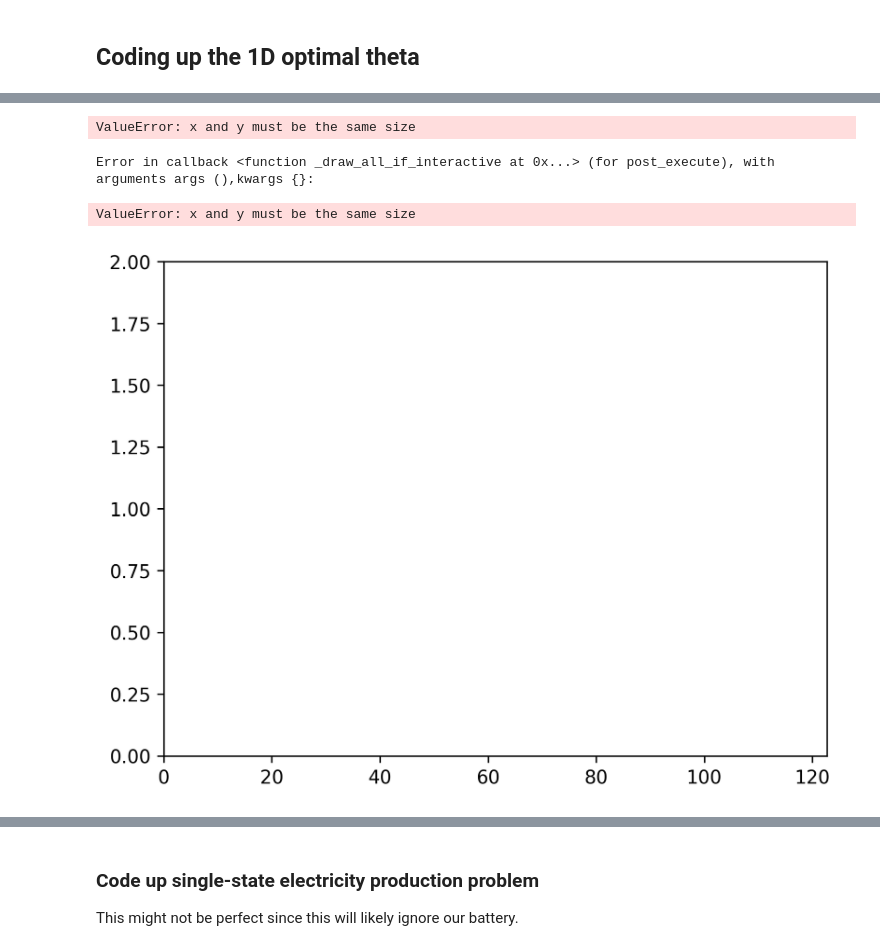
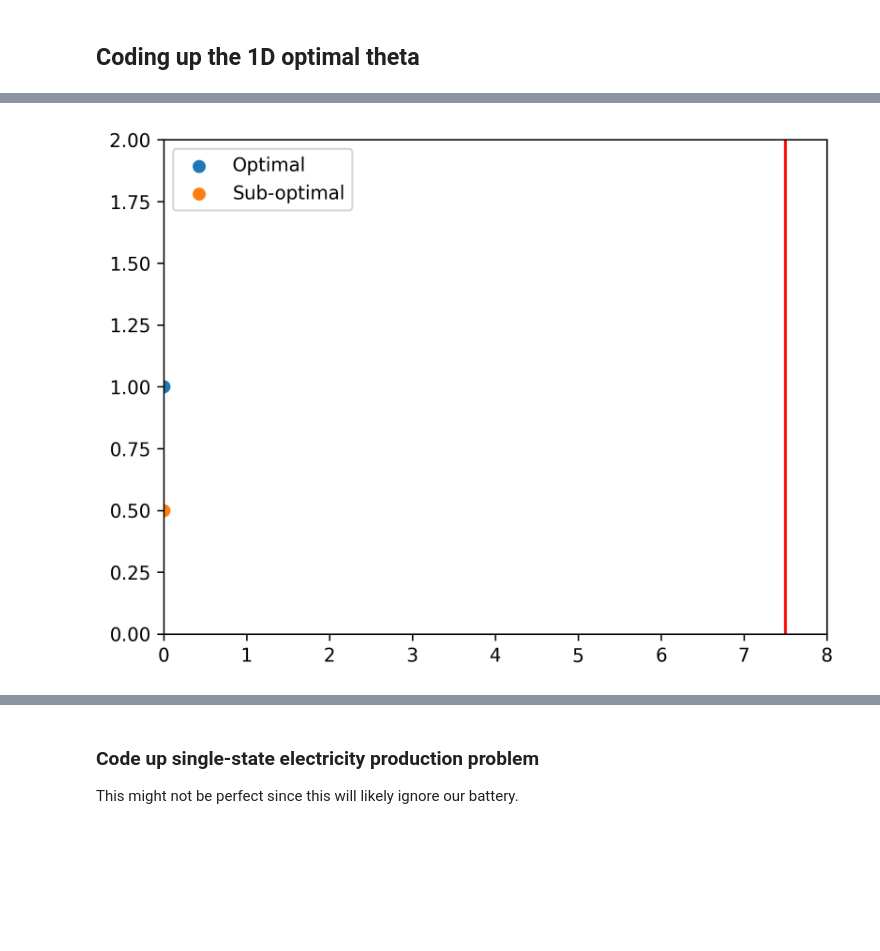
Before and after one commit to abraham-harris/optimized-sailing, a Jupyter notebook: abe_sandbox.ipynb, the cells around one changed output, grey strips where cells are left out. Drawn from its saved outputs; the diff is of its cells as text; code cells hidden in the pictures; blank space fills up the shorter version.

```diff
--- a/abe_sandbox.ipynb
+++ b/abe_sandbox.ipynb
@@ -123,6 +123,7 @@ plt.show()
 ### Wind function ###
 tf = 100
 t = np.linspace(0, tf, 100)
+t_span = (0, tf)
 
 # Constant wind
 av_speed = .2
@@ -132,10 +133,10 @@ constant_x_wind = constant_wind(t)
 # Variable wind
 amplitude = .1
 frequency = 0.02
-wind_funcx = lambda t: av_speed + amplitude * np.sin(frequency * t)
-wind_funcy = lambda t: constant_wind(t) * np.random.random(size=1)
-# wind_funcx = lambda t: 2.0
-# wind_funcy = lambda t: 2.0
+# wind_funcx = lambda t: av_speed + amplitude * np.sin(frequency * t)
+# wind_funcy = lambda t: constant_wind(t) * np.random.random(size=1)
+wind_funcx = lambda t: 2.0
+wind_funcy = lambda t: 0
 variable_x_wind = wind_func(t)
 variable_y_wind = constant_wind(t) * np.random.random(size=1)
 
@@ -143,9 +144,11 @@ variable_y_wind = constant_wind(t) * np.random.random(size=1)
 
 mu = .98
 optimal_theta = lambda wx,wy: .5*(np.arctan(-wy/wx))
-bad_theta = lambda wx,wy: (np.arctan(-wy/wx))
+bad_theta = lambda wx,wy: 0*np.ones_like(wx)
+
 def ode1(t,state):
-    '''defining the ode system'''
+
+    '''defining the optimal ode system'''
     x,y,vx,vy = state
     wx = wind_funcx(t)
     wy = wind_funcy(t)
@@ -155,11 +158,11 @@ def ode1(t,state):
     thing = wx*(np.sin(theta)**2)*dx +wx*np.sin(theta)*np.cos(theta)*dy + wy*np.cos(theta)*np.sin(theta)*dx + wy*(np.cos(theta)**2) * dx
     ax = thing*dx
     ay = thing*dy
-    return np.array([vx - np.sign(vx)*mu*np.abs(vx),vy - vy*mu*np.abs(vy),ax[0],ay[0]])
+    return np.array([vx - np.sign(vx)*mu*np.abs(vx),vy - vy*mu*np.abs(vy),ax,ay])
 
 
 def ode2(t,state):
-    '''defining the ode system'''
+    '''defining the sub_optimal ode system'''
 
     x,y,vx,vy = state
     wx = wind_funcx(t)
@@ -170,7 +173,7 @@ def ode2(t,state):
     thing = wx*np.sin(theta)**2*dx +wx*np.sin(theta)*np.cos(theta)*dy + wy*np.cos(theta)*np.sin(theta)*dx + wy*np.cos(theta)**2 * dx
     ax = thing*dx
     ay = thing*dy
-    return np.array([vx - np.sign(vx)*mu*np.abs(vx),vy - vy*mu*np.abs(vy),ax[0],ay[0]])
+    return np.array([vx - np.sign(vx)*mu*np.abs(vx),vy - vy*mu*np.abs(vy),ax,ay])
 
 
 "Initial conditions"
@@ -207,23 +211,19 @@ plt.show()
 # %%
-
+t = np.linspace(0, tf, 100)
 #Initializing figure specs
 fig = plt.figure()
 ax = fig.add_subplot(1,1,1)
-
+#print(sol1.sol(0)[0])
 #Defining function
 def update(t):
     ax.clear()
-    ax.set_xlim([0,122.7])
+    ax.set_xlim([0,8])
     ax.set_ylim([0,2])
-    y = np.ones_like(x1[:t])
-    ax.scatter(sol1.sol(t),1, label = "Optimal")
-    ax.scatter(sol1.sol(t),.5, label = "Sub-optimal")
+    ax.scatter(sol1.sol(t)[0],1, label = "Optimal")
+    ax.scatter(sol1.sol(t)[0],.5, label = "Sub-optimal")
     ax.legend()
-    ax.plot([122.4,122.4],[0,2], c="red")
-animation = FuncAnimation(fig, update, frames=100, interval=75)
+    ax.plot([7.5,7.5],[0,2], c="red")
+animation = FuncAnimation(fig, update, frames=t)
 animation.save("race.mp4")
 # %% [output]
-ValueError: x and y must be the same size
-Error in callback <function _draw_all_if_interactive at 0x...> (for post_execute), with arguments args (),kwargs {}:
-ValueError: x and y must be the same size
-[figure, old version]
+[figure, new version]
```
Also changed, not shown: parts of 2 cells of this notebook.
